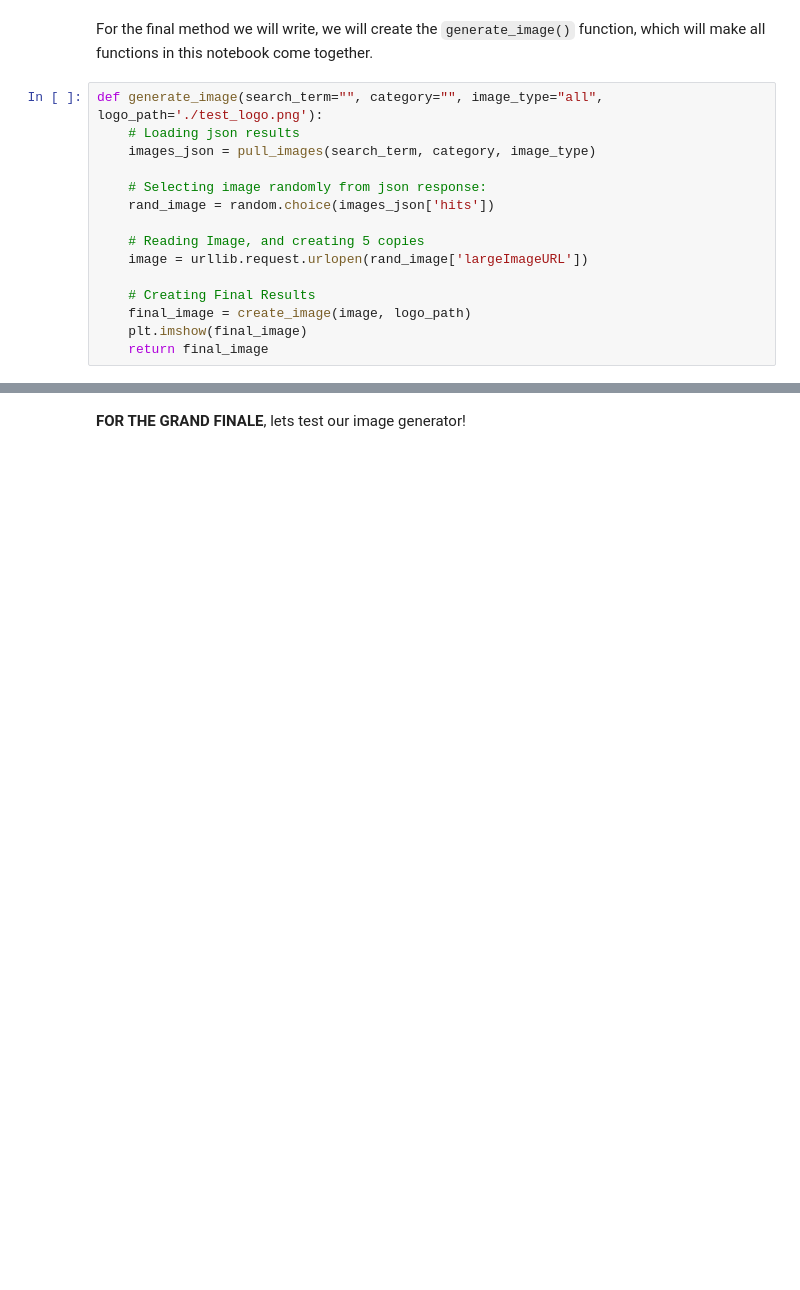
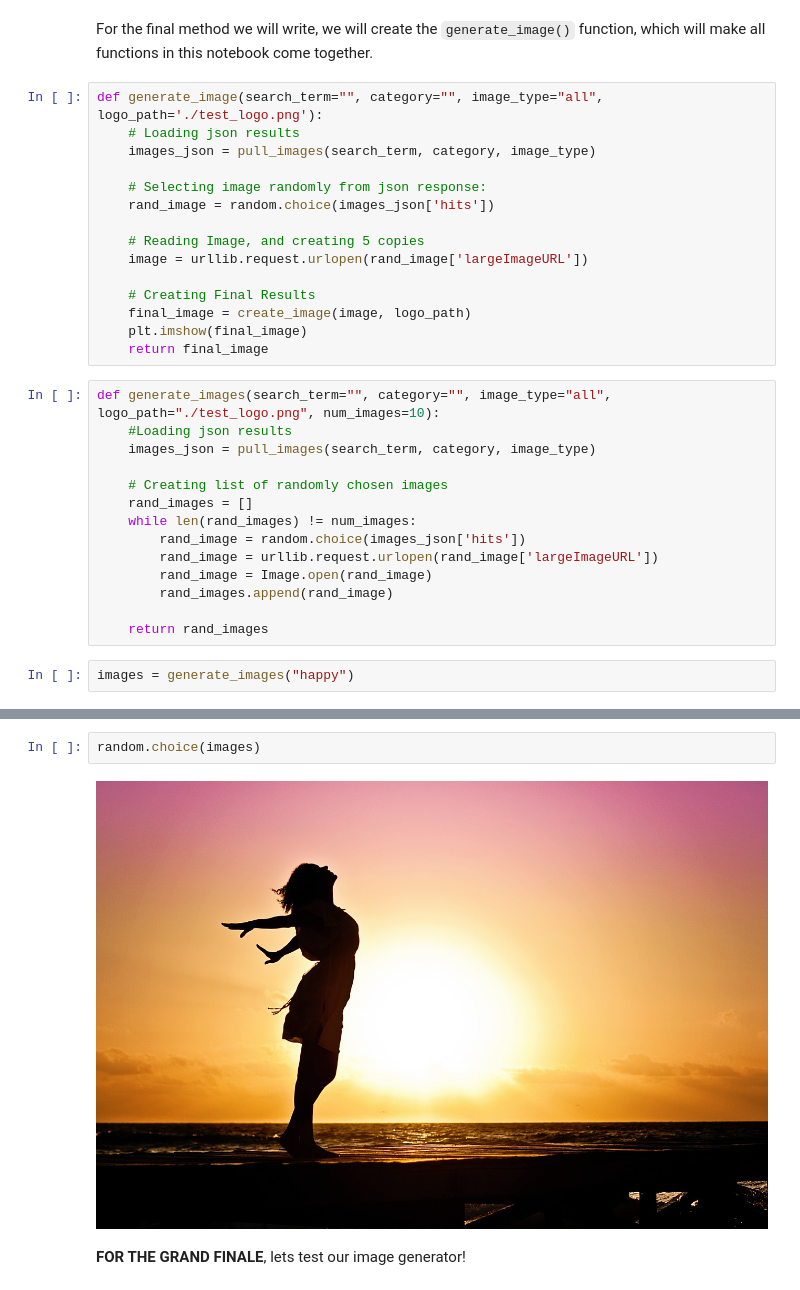
Before and after one commit to Mosely/creative-ai, a Jupyter notebook: Image_Gen/generator.ipynb, the cells around one changed output, grey strips where cells are left out. Drawn from its saved outputs; the diff is of its cells as text; blank space fills up the shorter version.

```diff
--- a/Image_Gen/generator.ipynb
+++ b/Image_Gen/generator.ipynb
@@ -184,3 +185,19 @@ def generate_image(search_term="", category="", image_type="all", logo_path='./t
     final_image = create_image(image, logo_path)
     plt.imshow(final_image)
     return final_image
+# %%
+def generate_images(search_term="", category="", image_type="all", logo_path="./test_logo.png", num_images=10):
+    #Loading json results
+    images_json = pull_images(search_term, category, image_type)
+
+    # Creating list of randomly chosen images
+    rand_images = []
+    while len(rand_images) != num_images:
+        rand_image = random.choice(images_json['hits'])
+        rand_image = urllib.request.urlopen(rand_image['largeImageURL'])
+        rand_image = Image.open(rand_image)
+        rand_images.append(rand_image)
+
+    return rand_images
+# %%
+images = generate_images("happy")
@@ -187,3 +210,7 @@ def generate_image(search_term="", category="", image_type="all", logo_path='./t
+# %%
+random.choice(images)
+# %% [output]
+[figure, added]
 # %% [markdown]
 **FOR THE GRAND FINALE**, lets test our image generator!
 # %%
```
Also changed, not shown: parts of 8 cells of this notebook, 8 other files.
